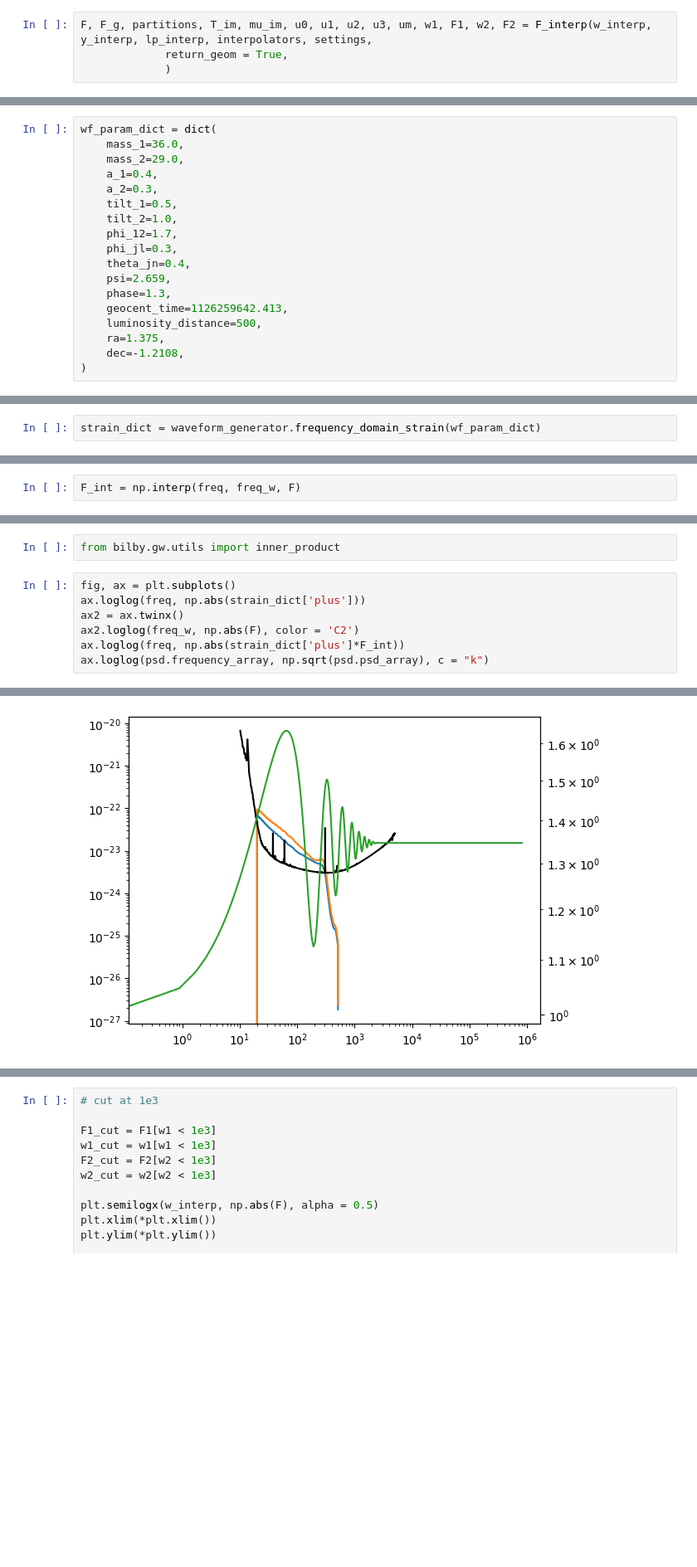
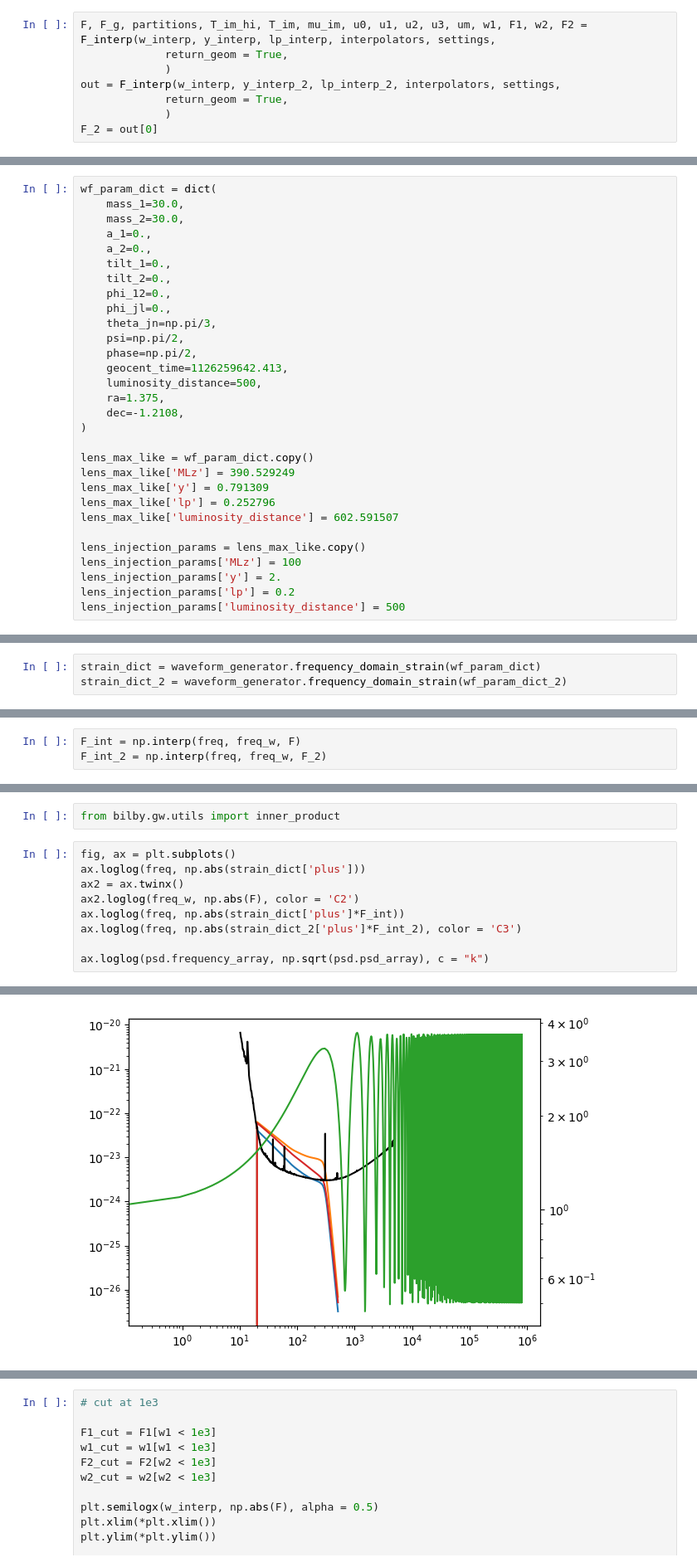
Before and after one commit to mhycheung/glworia, a Jupyter notebook: load_interp_simple.ipynb, the cells around one changed output, grey strips where cells are left out. Shown at 83% size. Drawn from its saved outputs; the diff is of its cells as text; blank space fills up the shorter version.

```diff
--- a/load_interp_simple.ipynb
+++ b/load_interp_simple.ipynb
@@ -54,7 +58,11 @@ lp_interp = 3.0
 # %%
-F, F_g, partitions, T_im, mu_im, u0, u1, u2, u3, um, w1, F1, w2, F2 = F_interp(w_interp, y_interp, lp_interp, interpolators, settings,
+F, F_g, partitions, T_im_hi, T_im, mu_im, u0, u1, u2, u3, um, w1, F1, w2, F2 = F_interp(w_interp, y_interp, lp_interp, interpolators, settings,
              return_geom = True,
              )
+out = F_interp(w_interp, y_interp_2, lp_interp_2, interpolators, settings,
+             return_geom = True,
+             )
+F_2 = out[0]
 # %%
 fig, axs = plt.subplots(1, 2, figsize = (12, 5))
 axs[0].semilogx(w_interp, np.abs(F))
@@ -91,18 +118,30 @@ waveform_generator = bilby.gw.WaveformGenerator(
 # %%
 wf_param_dict = dict(
-    mass_1=36.0,
-    mass_2=29.0,
-    a_1=0.4,
-    a_2=0.3,
-    tilt_1=0.5,
-    tilt_2=1.0,
-    phi_12=1.7,
-    phi_jl=0.3,
-    theta_jn=0.4,
-    psi=2.659,
-    phase=1.3,
+    mass_1=30.0,
+    mass_2=30.0,
+    a_1=0.,
+    a_2=0.,
+    tilt_1=0.,
+    tilt_2=0.,
+    phi_12=0.,
+    phi_jl=0.,
+    theta_jn=np.pi/3,
+    psi=np.pi/2,
+    phase=np.pi/2,
     geocent_time=1126259642.413,
     luminosity_distance=500,
     ra=1.375,
     dec=-1.2108,
 )
+
+lens_max_like = wf_param_dict.copy()
+lens_max_like['MLz'] = 390.529249
+lens_max_like['y'] = 0.791309
+lens_max_like['lp'] = 0.252796
+lens_max_like['luminosity_distance'] = 602.591507
+
+lens_injection_params = lens_max_like.copy()
+lens_injection_params['MLz'] = 100
+lens_injection_params['y'] = 2.
+lens_injection_params['lp'] = 0.2
+lens_injection_params['luminosity_distance'] = 500
@@ -109,5 +204,6 @@ wf_param_dict = dict(
 # %%
 strain_dict = waveform_generator.frequency_domain_strain(wf_param_dict)
+strain_dict_2 = waveform_generator.frequency_domain_strain(wf_param_dict_2)
 # %%
 freq = waveform_generator.frequency_array
 Mtow = 8*np.pi*G/c**3*Msun
@@ -115,6 +211,7 @@ MLz = 100
 freq_w = w_interp/MLz/Mtow
 # %%
 F_int = np.interp(freq, freq_w, F)
+F_int_2 = np.interp(freq, freq_w, F_2)
 # %%
 from bilby.gw.detector import PowerSpectralDensity
 psd = PowerSpectralDensity(asd_file='aLIGO_O4_high_asd.txt')
@@ -123,13 +220,15 @@ from bilby.gw.utils import inner_product
 # %%
 fig, ax = plt.subplots()
 ax.loglog(freq, np.abs(strain_dict['plus']))
 ax2 = ax.twinx()
 ax2.loglog(freq_w, np.abs(F), color = 'C2')
 ax.loglog(freq, np.abs(strain_dict['plus']*F_int))
+ax.loglog(freq, np.abs(strain_dict_2['plus']*F_int_2), color = 'C3')
+
 ax.loglog(psd.frequency_array, np.sqrt(psd.psd_array), c = "k")
 # %% [output]
 [<matplotlib.lines.Line2D at 0x...>]
-[figure, old version]
+[figure, new version]
 # %%
 match_hL_h = inner_product(strain_dict['plus']*F_int, strain_dict['plus'], freq, psd)
 match_hL_hL = inner_product(strain_dict['plus']*F_int, strain_dict['plus']*F_int, freq, psd)
```
Also changed, not shown: parts of 9 cells of this notebook, 7 other files.
